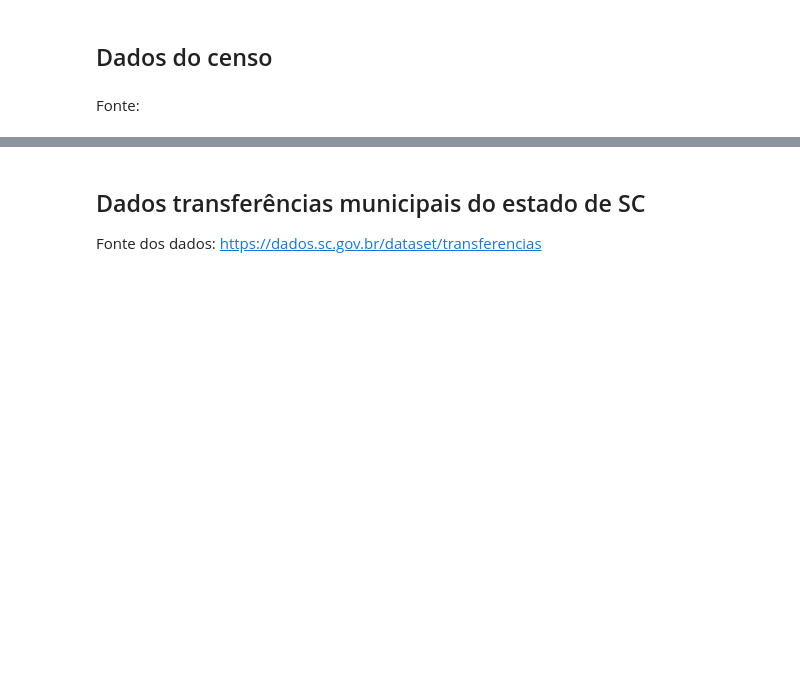
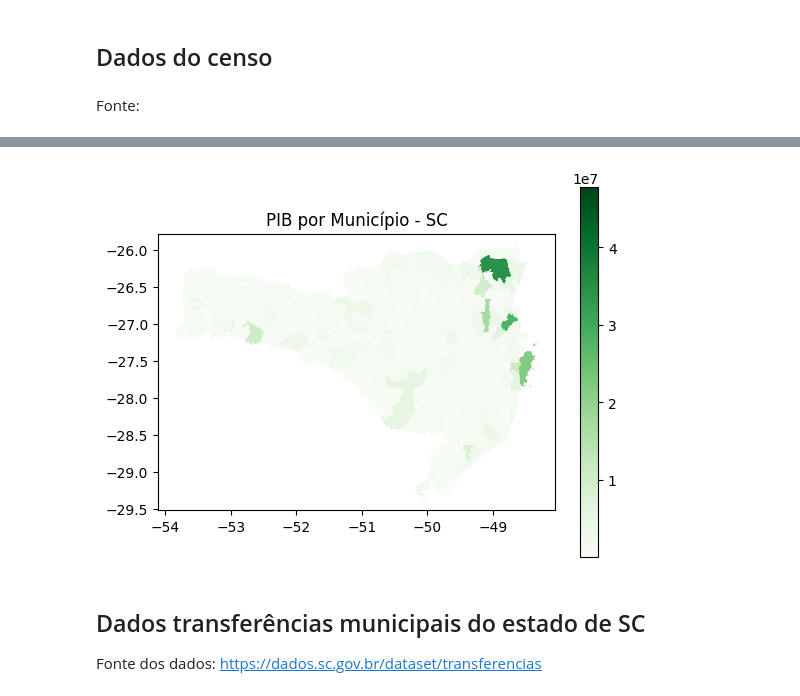
Before and after one commit to IsaCunha/BDGeograficos, a Jupyter notebook: TP_BDG.ipynb, the cells around one changed output, grey strips where cells are left out. Cells and saved outputs as stored; diff of their text form; code cells hidden in the pictures; blank space fills up the shorter version.

```diff
--- a/TP_BDG.ipynb
+++ b/TP_BDG.ipynb
@@ -65,4 +123,4 @@ dist_pop.head()
 # %%
-pib_municipios = pd.read_csv("/content/dados/pib_municipios.csv")
+pib_municipios = pd.read_csv("content/treat_data/pib_municipios.csv")
 # %%
 pib_municipios.head()
@@ -85,20 +153,22 @@ plt.show()
 # %%
-mapa_pib = geopandas.read_file("/content/SC_MUNICIPIOS_2023/SC_Municipios_2023.shp")
+mapa_pib = geopandas.read_file("content/SC_MUNICIPIOS_2023/SC_Municipios_2023.shp")
 
 # Normalizar os nomes dos municípios
 pib_municipios["nm_mun"] = pib_municipios["nm_mun"].str.upper()
 mapa_pib["NM_MUNICIPIO"] = mapa_pib["NM_MUN"].str.upper()
 
 # Merge dos dados do PIB com o mapa
 mapa_pib = mapa_pib.merge(pib_municipios, left_on="NM_MUNICIPIO", right_on="nm_mun", how="left")
 
 # Preencher valores nulos com 0
 mapa_pib["pib"] = mapa_pib["pib"].fillna(0)
 
 # Plotar o mapa com a coluna do PIB
 mapa_pib.plot(column="pib", cmap="Greens", legend=True)
 plt.title("PIB por Município - SC")
 plt.show()
+# %% [output]
+[figure, added]
 # %% [markdown]
 ## Dados transferências municipais do estado de SC
 
```
Also changed, not shown: parts of 15 cells of this notebook, 6 other files.
